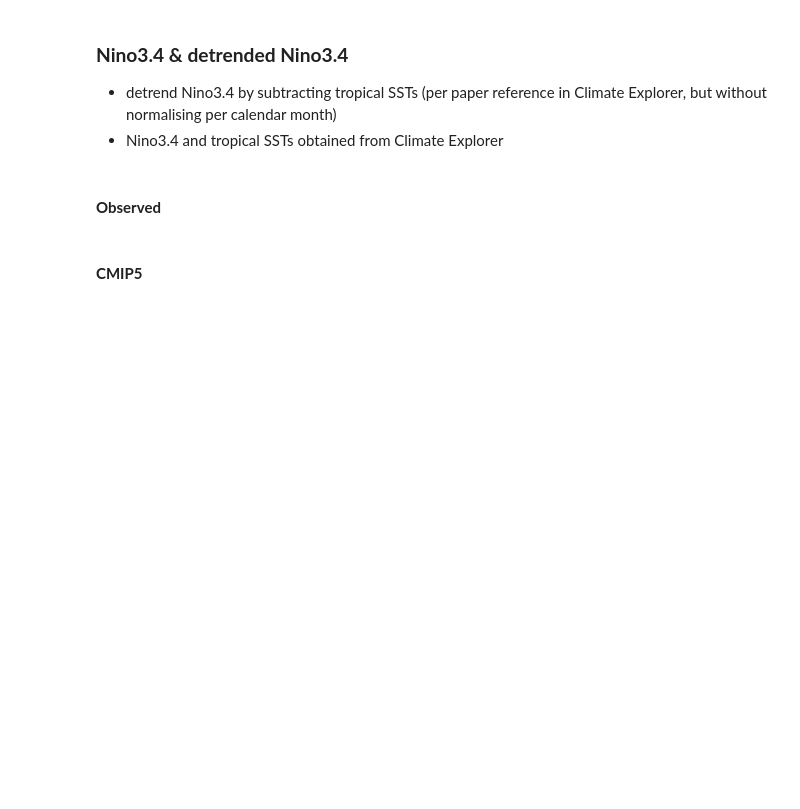
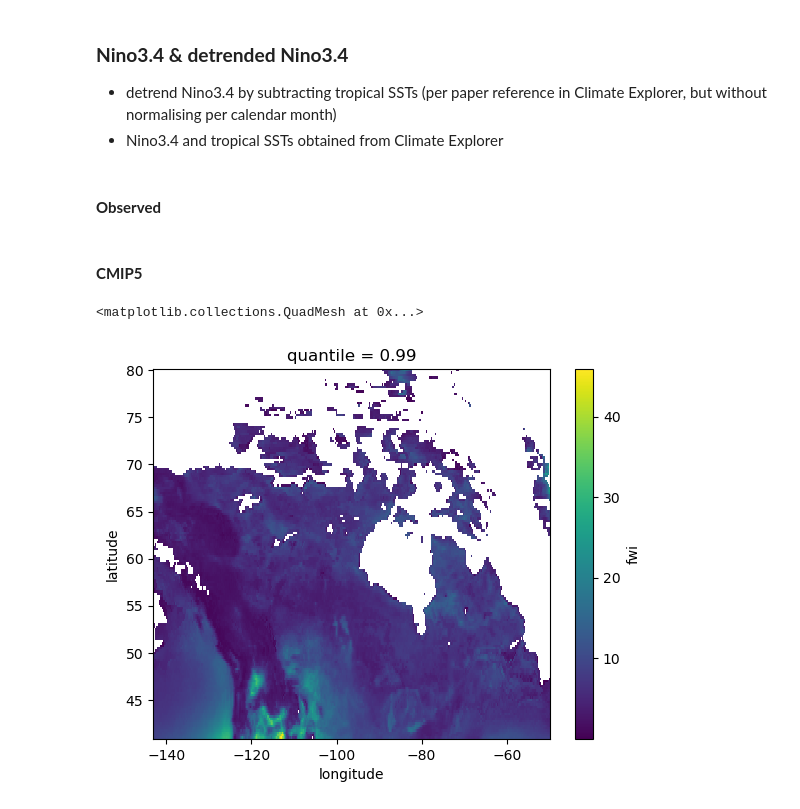
Before and after one commit to clairbarnes/wwa-archive, a Jupyter notebook: data_preprocessing.ipynb, the cells around one changed output. Drawn from its saved outputs; the diff is of its cells as text; code cells hidden in the pictures; blank space fills up the shorter version.

```diff
--- a/data_preprocessing.ipynb
+++ b/data_preprocessing.ipynb
@@ -318,3 +318,8 @@ for fnm in glob.glob("10_nino-detrended/*-5-5N*.nc"):
     ! echo "$head" >> $csv_fnm
 
     nino_dt.to_dataframe().to_csv(csv_fnm, sep = " ", mode = "a", header = False)
+# %%
+xr.open_dataset("23-05_Canada-wildfires/data/percentile_99_map.nc").fwi.plot()
+# %% [output]
+<matplotlib.collections.QuadMesh at 0x...>
+[figure, added]
```
Also changed, not shown: 2 other files.
